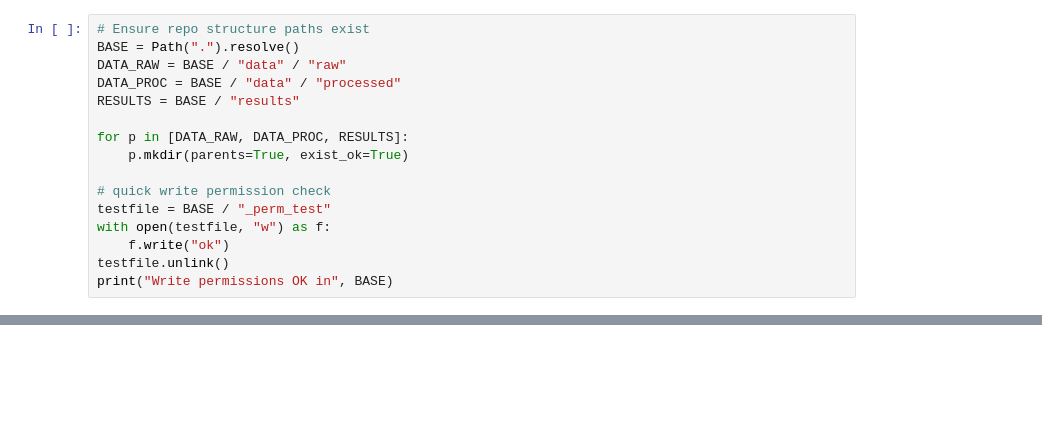
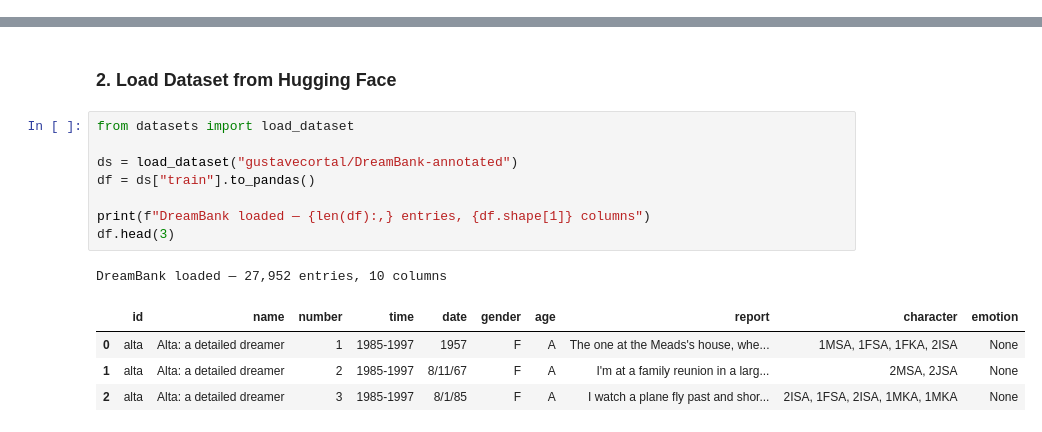
Before and after one commit to deepikapratapa/DreamScapeAI, a Jupyter notebook: notebooks/setup.ipynb, the cells around one changed output, grey strips where cells are left out. Saved outputs shown, nothing was run; the diff lists cells and outputs as text; blank space fills up the shorter version.

```diff
--- a/notebooks/setup.ipynb
+++ b/notebooks/setup.ipynb
@@ -55,16 +0,0 @@ Environment check
-# %%
-# Ensure repo structure paths exist
-BASE = Path(".").resolve()
-DATA_RAW = BASE / "data" / "raw"
-DATA_PROC = BASE / "data" / "processed"
-RESULTS = BASE / "results"
-
-for p in [DATA_RAW, DATA_PROC, RESULTS]:
-    p.mkdir(parents=True, exist_ok=True)
-
-# quick write permission check
-testfile = BASE / "_perm_test"
-with open(testfile, "w") as f:
-    f.write("ok")
-testfile.unlink()
-print("Write permissions OK in", BASE)
@@ -199,0 +38,16 @@ _This setup notebook is for the Deliverable 1 repository requirement._
+# %% [markdown]
+### 2. Load Dataset from Hugging Face
+# %%
+from datasets import load_dataset
+
+ds = load_dataset("gustavecortal/DreamBank-annotated")
+df = ds["train"].to_pandas()
+
+print(f"DreamBank loaded — {len(df):,} entries, {df.shape[1]} columns")
+df.head(3)
+# %% [output]
+DreamBank loaded — 27,952 entries, 10 columns
+|  | id | name | number | time | date | gender | age | report | character | emotion |
+| 0 | alta | Alta: a detailed dreamer | 1 | 1985-1997 | 1957 | F | A | The one at the Meads's house, whe... | 1MSA, 1FSA, 1FKA, 2ISA | None |
+| 1 | alta | Alta: a detailed dreamer | 2 | 1985-1997 | 8/11/67 | F | A | I'm at a family reunion in a larg... | 2MSA, 2JSA | None |
+| 2 | alta | Alta: a detailed dreamer | 3 | 1985-1997 | 8/1/85 | F | A | I watch a plane fly past and shor... | 2ISA, 1FSA, 2ISA, 1MKA, 1MKA | None |
```
Also changed, not shown: parts of 27 cells of this notebook, 4 other files.
